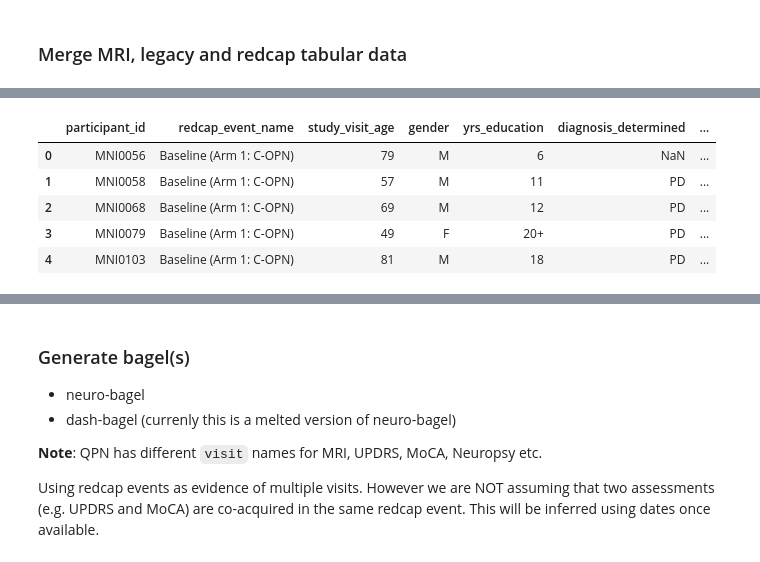
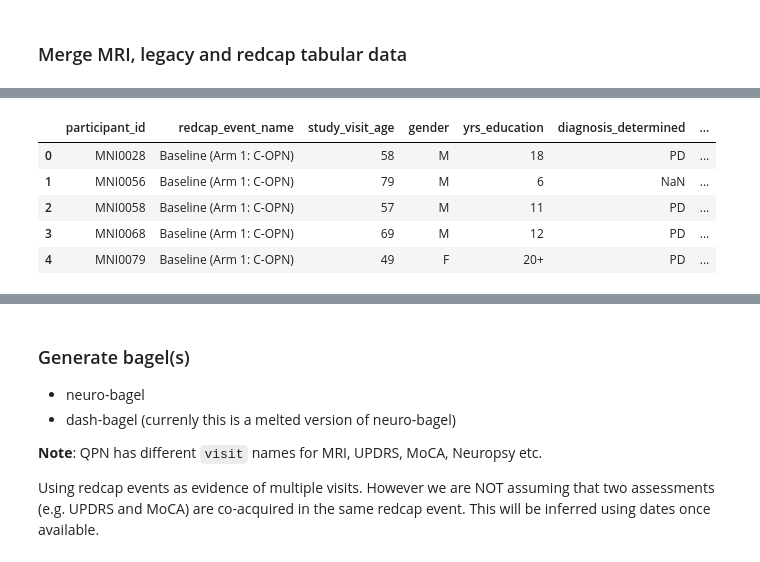
Before and after one commit to nipoppy/nipoppy, a Jupyter notebook: nipoppy/notebooks/redcap.ipynb, the cells around one changed output, grey strips where cells are left out. Saved outputs shown, nothing was run; the diff lists cells and outputs as text; code cells hidden in the pictures.

```diff
--- a/nipoppy/notebooks/redcap.ipynb
+++ b/nipoppy/notebooks/redcap.ipynb
@@ -72,19 +70,22 @@ current_nipoppy_manifest_df.head()
 # %%
 sheet_name = "recruit_manifest"
 usecols = ["participant_id", "group", "sex", "dob", "visit_01"]
-legacy_recruit_manifest = pd.read_excel(legacy_qpn_imaging_codes_xlsx, sheet_name=sheet_name, engine='openpyxl', usecols=usecols)
-legacy_recruit_manifest = legacy_recruit_manifest.rename(columns={"visit_01": "date_MRI_V01"})
-legacy_recruit_manifest["participant_id"] = legacy_recruit_manifest["participant_id"].str.upper()
+legacy_recruit_df = pd.read_excel(legacy_qpn_imaging_codes_xlsx, sheet_name=sheet_name, engine='openpyxl', usecols=usecols)
+legacy_recruit_df = legacy_recruit_df.rename(columns={"visit_01": "date_MRI_v1"})
+legacy_recruit_df["participant_id"] = legacy_recruit_df["participant_id"].str.upper()
 
-legacy_participants = legacy_recruit_manifest["participant_id"].unique()
+legacy_col_dict = {"group": "legacy_group", "sex":"legacy_sex", "dob":"legacy_dob"}
+legacy_recruit_df = legacy_recruit_df.rename(columns=legacy_col_dict)
+
+legacy_participants = legacy_recruit_df["participant_id"].unique()
 n_legacy_participants = len(legacy_participants)
 logger.info(f"n_legacy_participants: {n_legacy_participants}")
 
-legacy_recruit_manifest["dob"] = pd.to_datetime(legacy_recruit_manifest["dob"], errors="coerce", dayfirst=True)
-legacy_recruit_manifest["date_MRI_V01"] = pd.to_datetime(legacy_recruit_manifest["date_MRI_V01"], errors="coerce", dayfirst=True)
+legacy_recruit_df["legacy_dob"] = pd.to_datetime(legacy_recruit_df["legacy_dob"], errors="coerce", dayfirst=True)
+legacy_recruit_df["date_MRI_v1"] = pd.to_datetime(legacy_recruit_df["date_MRI_v1"], errors="coerce", dayfirst=True)
 
 # calculate age at MRI_V01
-legacy_recruit_manifest["age_MRI_V01"] = legacy_recruit_manifest["date_MRI_V01"] - legacy_recruit_manifest["dob"]
-legacy_recruit_manifest["age_MRI_V01"] = np.round(legacy_recruit_manifest["age_MRI_V01"].dt.days / 365.25, 1)
-legacy_recruit_manifest.head()
+legacy_recruit_df["age_MRI_v1"] = legacy_recruit_df["date_MRI_v1"] - legacy_recruit_df["legacy_dob"]
+legacy_recruit_df["age_MRI_v1"] = np.round(legacy_recruit_df["age_MRI_v1"].dt.days / 365.25, 1)
+legacy_recruit_df.head()
 # %% [output]
@@ -232,6 +326,8 @@ score_df = query_dict["Victoria - Weston Project"][index_columns + score_cols].c
 redcap_df = pd.merge(demo_df, dx_df, on=index_columns)
 redcap_df = pd.merge(redcap_df, score_df, on=index_columns)
 
+redcap_df["gender"] = redcap_df["gender"].replace({"Male/Masculin":"M", "Female/Féminin":"F"})
+
 n_redcap_common_participants = len(redcap_df["record_id"].unique())
 logger.info(f"Found {n_redcap_common_participants} recdap-nipoppy common participants")
 
@@ -250,24 +346,23 @@ redcap_df.head()
 # %% [markdown]
 ### Merge MRI, legacy and redcap tabular data
 # %%
+# merge redcap query df
 nipoppy_redcap_df = redcap_df[(redcap_df["record_id"].str.upper().isin(nipoppy_participants)) &
                               (redcap_df["redcap_event_name"].isin(["Baseline (Arm 1: C-OPN)"]))].copy()
 
 n_nipoppy_redcap_participants = len(nipoppy_redcap_df["record_id"].unique())
-logger.info(f"n_nipoppy_redcap_participants: {n_nipoppy_redcap_participants}")
-
+print(f"n_nipoppy_redcap_participants: {n_nipoppy_redcap_participants}")
 
 nipoppy_redcap_df = nipoppy_redcap_df.replace("", np.nan)
 nipoppy_redcap_df = nipoppy_redcap_df.rename(columns={"record_id": "participant_id"})
 
-nipoppy_redcap_df = pd.merge(nipoppy_redcap_df, legacy_recruit_manifest, on="participant_id", how="left")
-nipoppy_redcap_df["gender"] = nipoppy_redcap_df["gender"].replace({"Male/Masculin":"M", "Female/Féminin":"F"})
+nipoppy_redcap_df = pd.merge(nipoppy_redcap_df, legacy_recruit_df, on="participant_id", how="left")
 
 n_nipoppy_redcap_participants = len(nipoppy_redcap_df["participant_id"].unique())
-logger.info(f"n_nipoppy_redcap_participants: {n_nipoppy_redcap_participants}")
+print(f"n_nipoppy_redcap_participants: {n_nipoppy_redcap_participants}")
 
 redcap_events = nipoppy_redcap_df["redcap_event_name"].unique()
-logger.info(f"redcap_events: {redcap_events}")
+print(f"redcap_events: {redcap_events}")
 
 nipoppy_redcap_df.head()
 # %% [output]
@@ -277,6 +372,6 @@ nipoppy_redcap_df.head()
 |  | participant_id | redcap_event_name | study_visit_age | gender | yrs_education | diagnosis_determined | ... |
-| 0 | MNI0056 | Baseline (Arm 1: C-OPN) | 79 | M | 6 | NaN | ... |
-| 1 | MNI0058 | Baseline (Arm 1: C-OPN) | 57 | M | 11 | PD | ... |
-| 2 | MNI0068 | Baseline (Arm 1: C-OPN) | 69 | M | 12 | PD | ... |
-| 3 | MNI0079 | Baseline (Arm 1: C-OPN) | 49 | F | 20+ | PD | ... |
-| 4 | MNI0103 | Baseline (Arm 1: C-OPN) | 81 | M | 18 | PD | ... |
+| 0 | MNI0028 | Baseline (Arm 1: C-OPN) | 58 | M | 18 | PD | ... |
+| 1 | MNI0056 | Baseline (Arm 1: C-OPN) | 79 | M | 6 | NaN | ... |
+| 2 | MNI0058 | Baseline (Arm 1: C-OPN) | 57 | M | 11 | PD | ... |
+| 3 | MNI0068 | Baseline (Arm 1: C-OPN) | 69 | M | 12 | PD | ... |
+| 4 | MNI0079 | Baseline (Arm 1: C-OPN) | 49 | F | 20+ | PD | ... |
```
Also changed, not shown: parts of 33 cells of this notebook, 2 other files.
